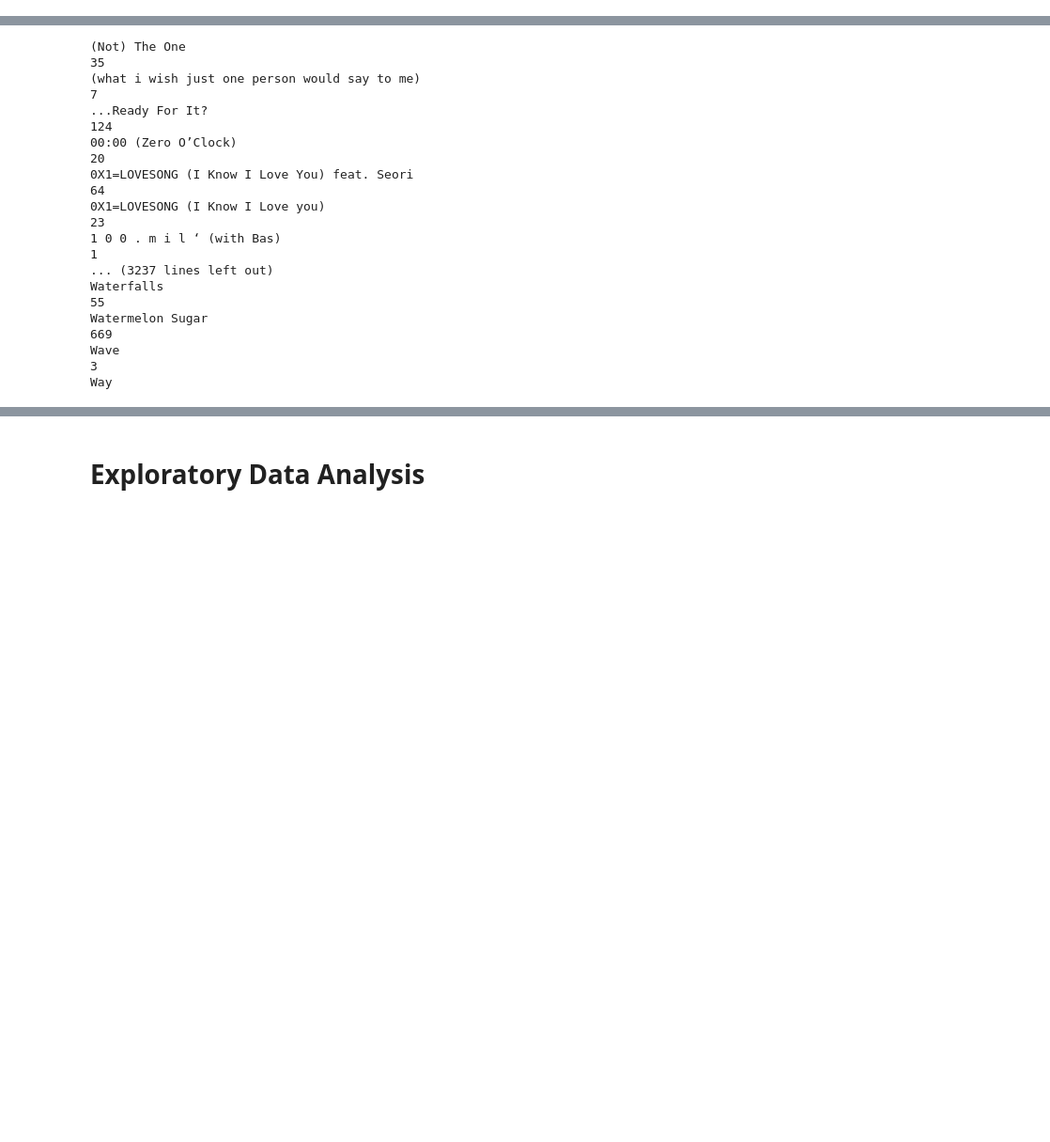
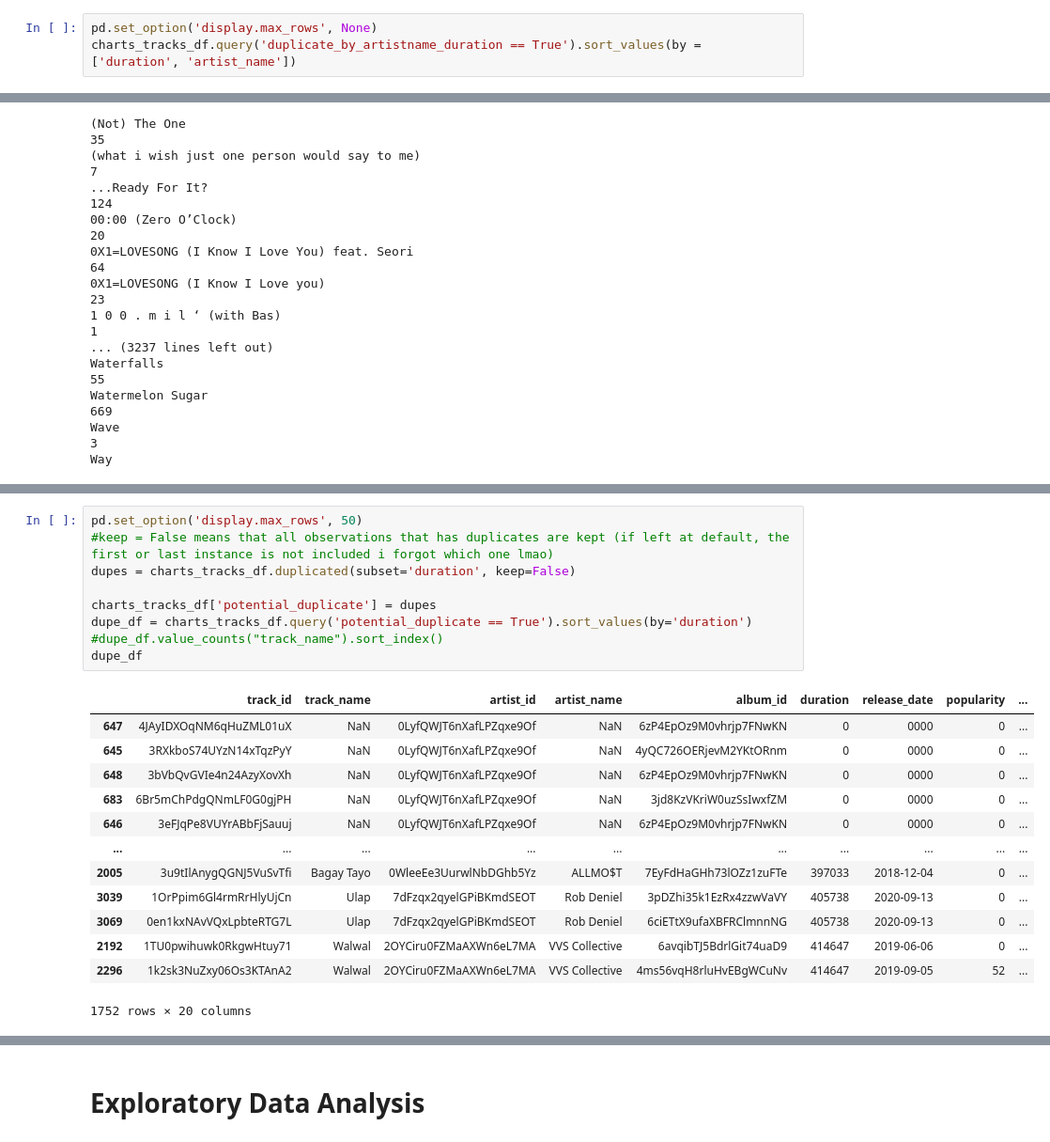
Before and after one commit to ADichoso/CSMODEL-Project-XX22-G1, a Jupyter notebook: SpotifyDataset.ipynb, the cells around one changed output, grey strips where cells are left out. Shown at 94% size. Saved outputs shown, nothing was run; the diff lists cells and outputs as text; blank space fills up the shorter version.

```diff
--- a/SpotifyDataset.ipynb
+++ b/SpotifyDataset.ipynb
@@ -148,0 +361,3 @@ In this dataset, the variables that will be used in the Exploratory Data Analysi
+# %%
+pd.set_option('display.max_rows', None)
+charts_tracks_df.query('duplicate_by_artistname_duration == True').sort_values(by = ['duration', 'artist_name'])
@@ -192,0 +440,23 @@ Tag-ulan (Original Soundtrack of "Luck At First Sight")
+# %%
+pd.set_option('display.max_rows', 50)
+#keep = False means that all observations that has duplicates are kept (if left at default, the first or last instance is not included i forgot which one lmao)
+dupes = charts_tracks_df.duplicated(subset='duration', keep=False)
+
+charts_tracks_df['potential_duplicate'] = dupes
+dupe_df = charts_tracks_df.query('potential_duplicate == True').sort_values(by='duration')
+#dupe_df.value_counts("track_name").sort_index()
+dupe_df
+# %% [output]
+|  | track_id | track_name | artist_id | artist_name | album_id | duration | release_date | popularity | ... |
+| 647 | 4JAyIDXOqNM6qHuZML01uX | NaN | 0LyfQWJT6nXafLPZqxe9Of | NaN | 6zP4EpOz9M0vhrjp7FNwKN | 0 | 0000 | 0 | ... |
+| 645 | 3RXkboS74UYzN14xTqzPyY | NaN | 0LyfQWJT6nXafLPZqxe9Of | NaN | 4yQC726OERjevM2YKtORnm | 0 | 0000 | 0 | ... |
+| 648 | 3bVbQvGVIe4n24AzyXovXh | NaN | 0LyfQWJT6nXafLPZqxe9Of | NaN | 6zP4EpOz9M0vhrjp7FNwKN | 0 | 0000 | 0 | ... |
+| 683 | 6Br5mChPdgQNmLF0G0gjPH | NaN | 0LyfQWJT6nXafLPZqxe9Of | NaN | 3jd8KzVKriW0uzSsIwxfZM | 0 | 0000 | 0 | ... |
+| 646 | 3eFJqPe8VUYrABbFjSauuj | NaN | 0LyfQWJT6nXafLPZqxe9Of | NaN | 6zP4EpOz9M0vhrjp7FNwKN | 0 | 0000 | 0 | ... |
+| ... | ... | ... | ... | ... | ... | ... | ... | ... | ... |
+| 2005 | 3u9tIlAnygQGNJ5VuSvTfi | Bagay Tayo | 0WleeEe3UurwlNbDGhb5Yz | ALLMO$T | 7EyFdHaGHh73lOZz1zuFTe | 397033 | 2018-12-04 | 0 | ... |
+| 3039 | 1OrPpim6Gl4rmRrHlyUjCn | Ulap | 7dFzqx2qyelGPiBKmdSEOT | Rob Deniel | 3pDZhi35k1EzRx4zzwVaVY | 405738 | 2020-09-13 | 0 | ... |
+| 3069 | 0en1kxNAvVQxLpbteRTG7L | Ulap | 7dFzqx2qyelGPiBKmdSEOT | Rob Deniel | 6ciETtX9ufaXBFRClmnnNG | 405738 | 2020-09-13 | 0 | ... |
+| 2192 | 1TU0pwihuwk0RkgwHtuy71 | Walwal | 2OYCiru0FZMaAXWn6eL7MA | VVS Collective | 6avqibTJ5BdrlGit74uaD9 | 414647 | 2019-06-06 | 0 | ... |
+| 2296 | 1k2sk3NuZxy06Os3KTAnA2 | Walwal | 2OYCiru0FZMaAXWn6eL7MA | VVS Collective | 4ms56vqH8rluHvEBgWCuNv | 414647 | 2019-09-05 | 52 | ... |
+1752 rows × 20 columns
```
Also changed, not shown: parts of 31 cells of this notebook, 2 other files.
